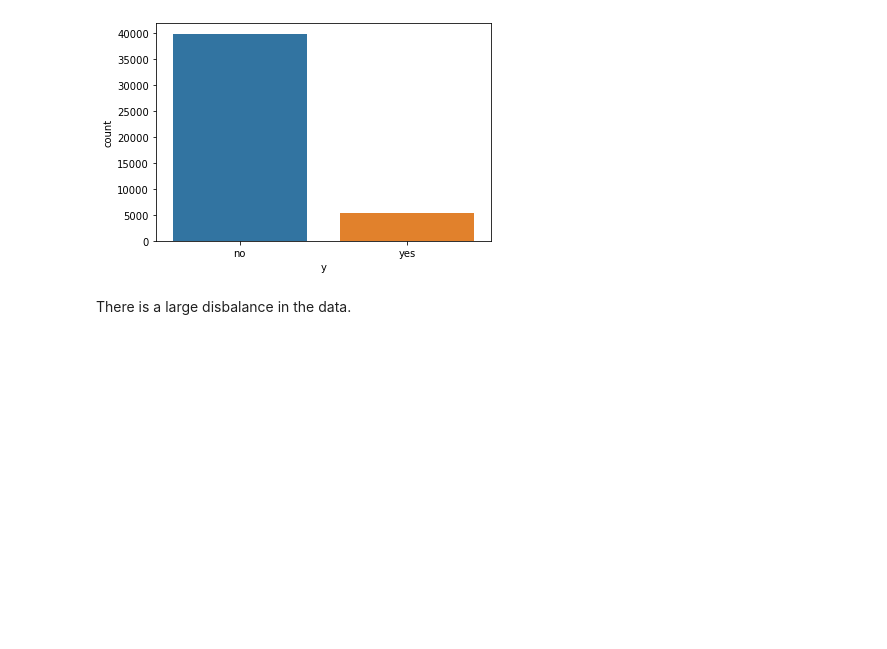
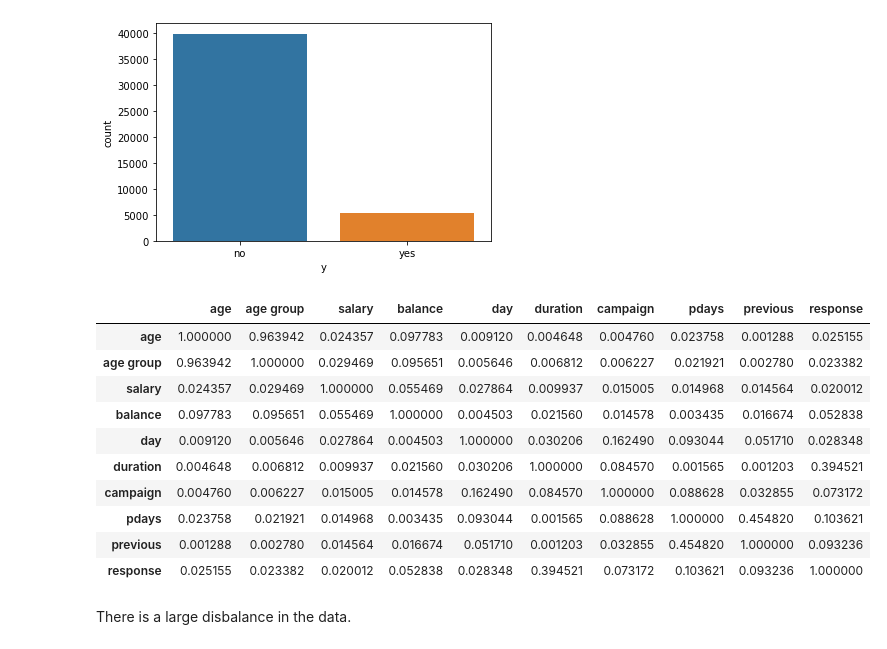
Before and after one commit to theRusa/Capstone-Project-I, a Jupyter notebook: EDA Bank Marketing.ipynb, the cells around one changed output. Saved outputs shown, nothing was run; the diff lists cells and outputs as text; code cells hidden in the pictures; blank space fills up the shorter version.

```diff
--- a/EDA Bank Marketing.ipynb
+++ b/EDA Bank Marketing.ipynb
@@ -239,4 +245,20 @@ sns.countplot(x='y',data=main_database)
 plt.show()
 # %% [output]
 [figure]
+# %%
+corr_matrix = main_database.corr().abs()
+# %%
+corr_matrix
+# %% [output]
+|  | age | age group | salary | balance | day | duration | campaign | pdays | previous | response |
+| age | 1.000000 | 0.963942 | 0.024357 | 0.097783 | 0.009120 | 0.004648 | 0.004760 | 0.023758 | 0.001288 | 0.025155 |
+| age group | 0.963942 | 1.000000 | 0.029469 | 0.095651 | 0.005646 | 0.006812 | 0.006227 | 0.021921 | 0.002780 | 0.023382 |
+| salary | 0.024357 | 0.029469 | 1.000000 | 0.055469 | 0.027864 | 0.009937 | 0.015005 | 0.014968 | 0.014564 | 0.020012 |
+| balance | 0.097783 | 0.095651 | 0.055469 | 1.000000 | 0.004503 | 0.021560 | 0.014578 | 0.003435 | 0.016674 | 0.052838 |
+| day | 0.009120 | 0.005646 | 0.027864 | 0.004503 | 1.000000 | 0.030206 | 0.162490 | 0.093044 | 0.051710 | 0.028348 |
+| duration | 0.004648 | 0.006812 | 0.009937 | 0.021560 | 0.030206 | 1.000000 | 0.084570 | 0.001565 | 0.001203 | 0.394521 |
+| campaign | 0.004760 | 0.006227 | 0.015005 | 0.014578 | 0.162490 | 0.084570 | 1.000000 | 0.088628 | 0.032855 | 0.073172 |
+| pdays | 0.023758 | 0.021921 | 0.014968 | 0.003435 | 0.093044 | 0.001565 | 0.088628 | 1.000000 | 0.454820 | 0.103621 |
+| previous | 0.001288 | 0.002780 | 0.014564 | 0.016674 | 0.051710 | 0.001203 | 0.032855 | 0.454820 | 1.000000 | 0.093236 |
+| response | 0.025155 | 0.023382 | 0.020012 | 0.052838 | 0.028348 | 0.394521 | 0.073172 | 0.103621 | 0.093236 | 1.000000 |
 # %% [markdown]
```
Also changed, not shown: parts of 9 cells of this notebook.
